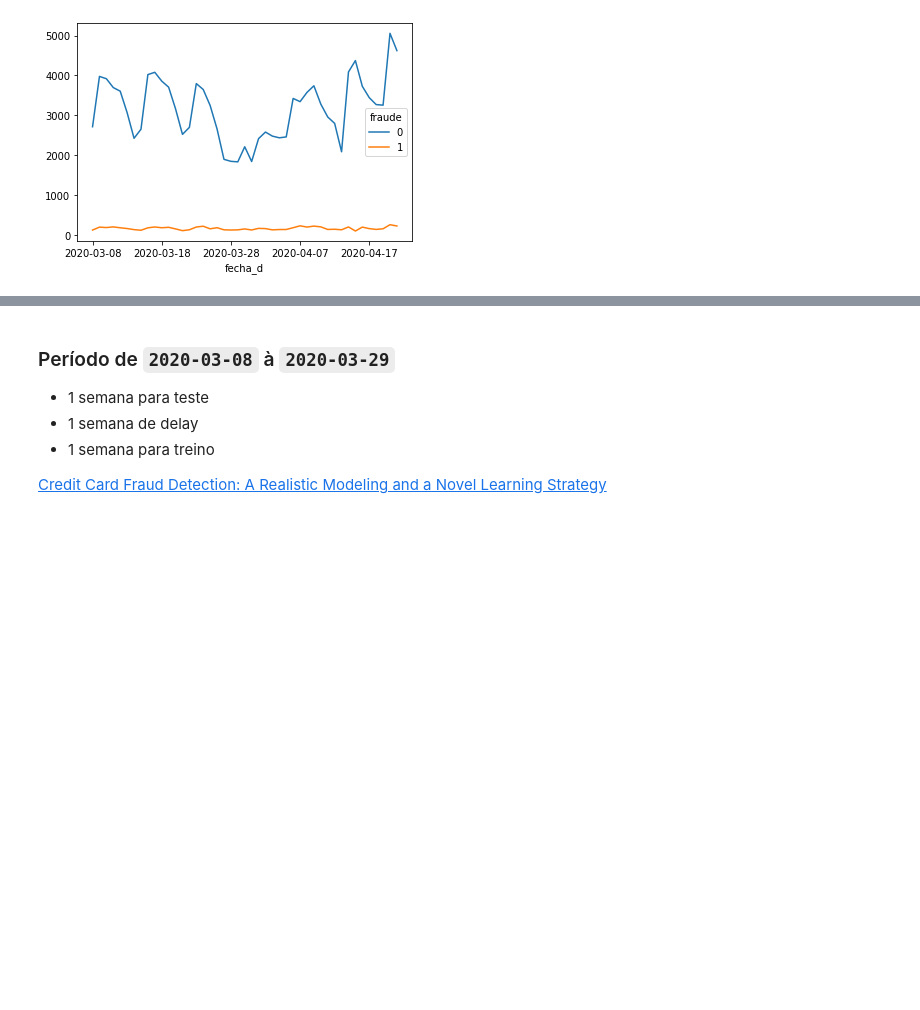
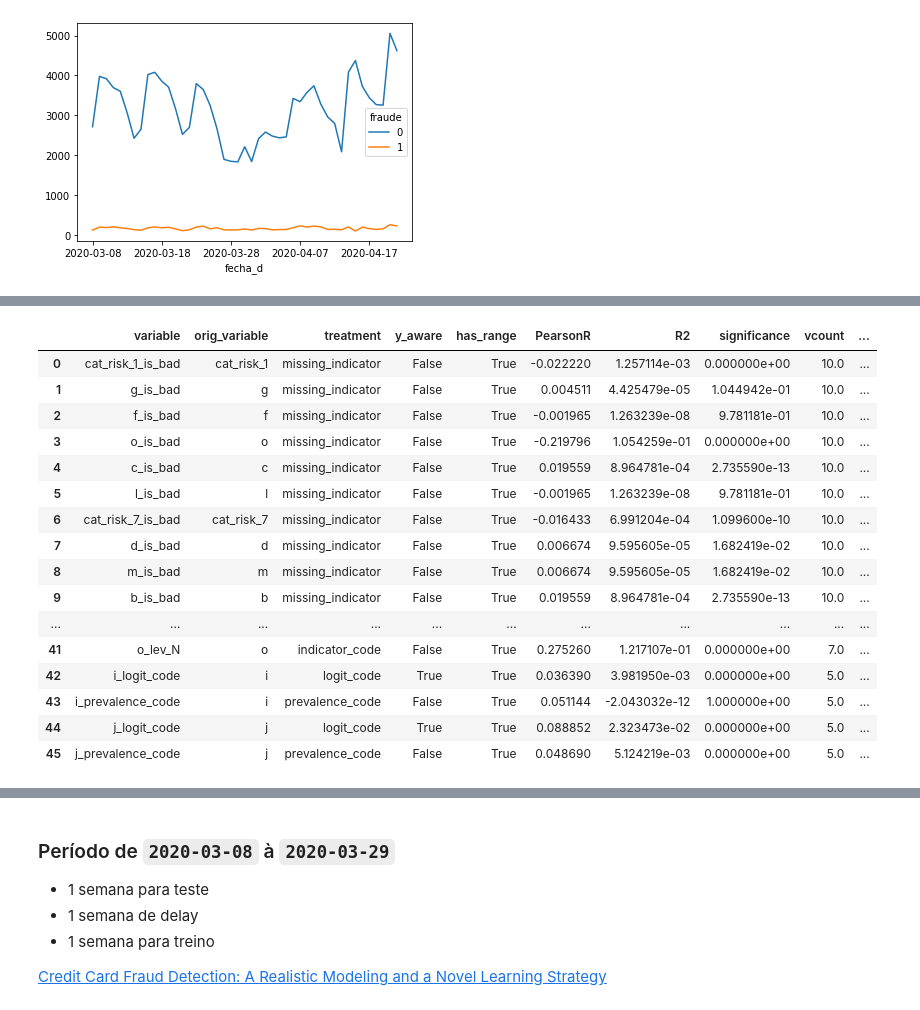
Before and after one commit to ggarciabas/ml_engineer, a Jupyter notebook: ds/notebook.ipynb, the cells around one changed output, grey strips where cells are left out. Saved outputs shown, nothing was run; the diff lists cells and outputs as text; code cells hidden in the pictures; blank space fills up the shorter version.

```diff
--- a/ds/notebook.ipynb
+++ b/ds/notebook.ipynb
@@ -173,0 +241,2 @@ Problemas:
+# %%
+pd_dados = pd_dados.groupby('j').apply(lambda x: calc_risk(x)).sort_values('fecha').reset_index(drop=True)
@@ -173,0 +271,8 @@ Problemas:
+# %%
+transform = vtreat.BinomialOutcomeTreatment(outcome_target=True)
+# %%
+cols = ['a', 'b', 'c', 'd', 'e', 'f', 'g', 'h', 'i', 'j', 'k', 'l',
+       'm', 'n', 'o', 'p', 'monto', 'fraude', 'weekend', 'night',
+       'cat_trx_1', 'cat_risk_1', 'cat_trx_7', 'cat_risk_7']
+# %%
+d_prepared = transform.fit_transform(pd_dados[cols], pd_dados['fraude'])
@@ -173,0 +281,20 @@ Problemas:
+# %%
+transform.score_frame_
+# %% [output]
+|  | variable | orig_variable | treatment | y_aware | has_range | PearsonR | R2 | significance | vcount | ... |
+| 0 | cat_risk_1_is_bad | cat_risk_1 | missing_indicator | False | True | -0.022220 | 1.257114e-03 | 0.000000e+00 | 10.0 | ... |
+| 1 | g_is_bad | g | missing_indicator | False | True | 0.004511 | 4.425479e-05 | 1.044942e-01 | 10.0 | ... |
+| 2 | f_is_bad | f | missing_indicator | False | True | -0.001965 | 1.263239e-08 | 9.781181e-01 | 10.0 | ... |
+| 3 | o_is_bad | o | missing_indicator | False | True | -0.219796 | 1.054259e-01 | 0.000000e+00 | 10.0 | ... |
+| 4 | c_is_bad | c | missing_indicator | False | True | 0.019559 | 8.964781e-04 | 2.735590e-13 | 10.0 | ... |
+| 5 | l_is_bad | l | missing_indicator | False | True | -0.001965 | 1.263239e-08 | 9.781181e-01 | 10.0 | ... |
+| 6 | cat_risk_7_is_bad | cat_risk_7 | missing_indicator | False | True | -0.016433 | 6.991204e-04 | 1.099600e-10 | 10.0 | ... |
+| 7 | d_is_bad | d | missing_indicator | False | True | 0.006674 | 9.595605e-05 | 1.682419e-02 | 10.0 | ... |
+| 8 | m_is_bad | m | missing_indicator | False | True | 0.006674 | 9.595605e-05 | 1.682419e-02 | 10.0 | ... |
+| 9 | b_is_bad | b | missing_indicator | False | True | 0.019559 | 8.964781e-04 | 2.735590e-13 | 10.0 | ... |
+| ... | ... | ... | ... | ... | ... | ... | ... | ... | ... | ... |
+| 41 | o_lev_N | o | indicator_code | False | True | 0.275260 | 1.217107e-01 | 0.000000e+00 | 7.0 | ... |
+| 42 | i_logit_code | i | logit_code | True | True | 0.036390 | 3.981950e-03 | 0.000000e+00 | 5.0 | ... |
+| 43 | i_prevalence_code | i | prevalence_code | False | True | 0.051144 | -2.043032e-12 | 1.000000e+00 | 5.0 | ... |
+| 44 | j_logit_code | j | logit_code | True | True | 0.088852 | 2.323473e-02 | 0.000000e+00 | 5.0 | ... |
+| 45 | j_prevalence_code | j | prevalence_code | False | True | 0.048690 | 5.124219e-03 | 0.000000e+00 | 5.0 | ... |
```
Also changed, not shown: parts of 39 cells of this notebook.
